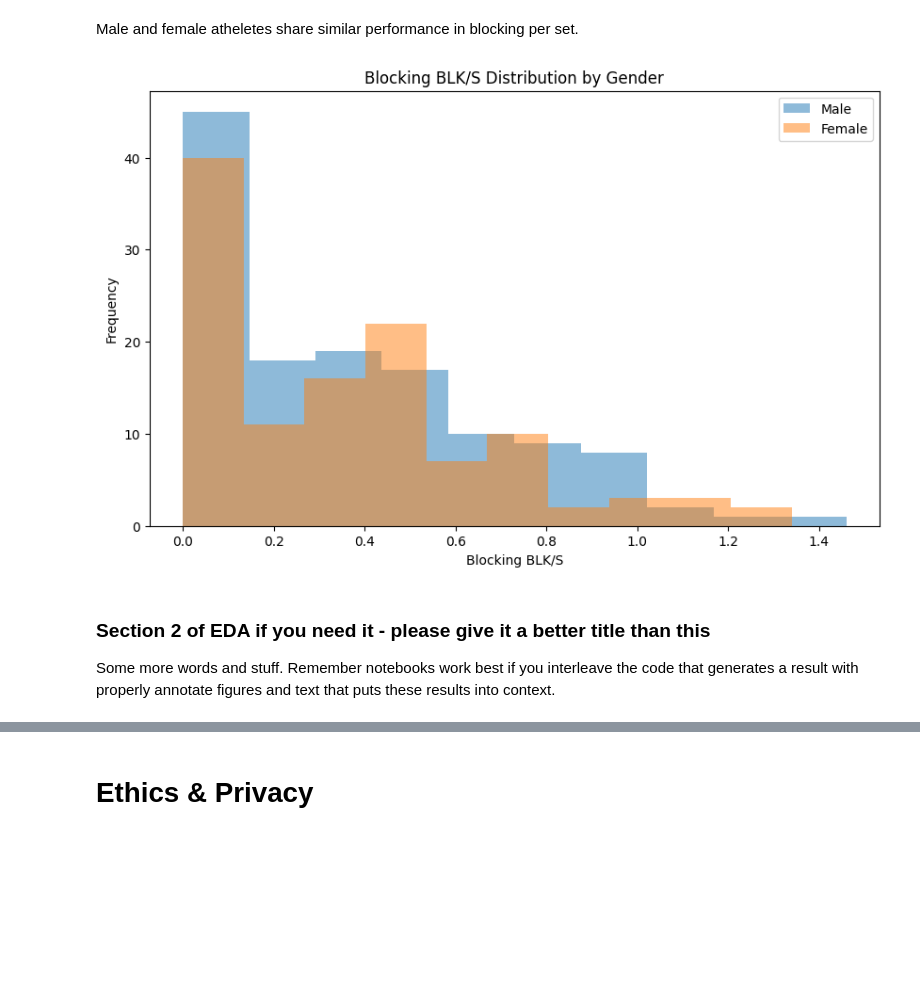
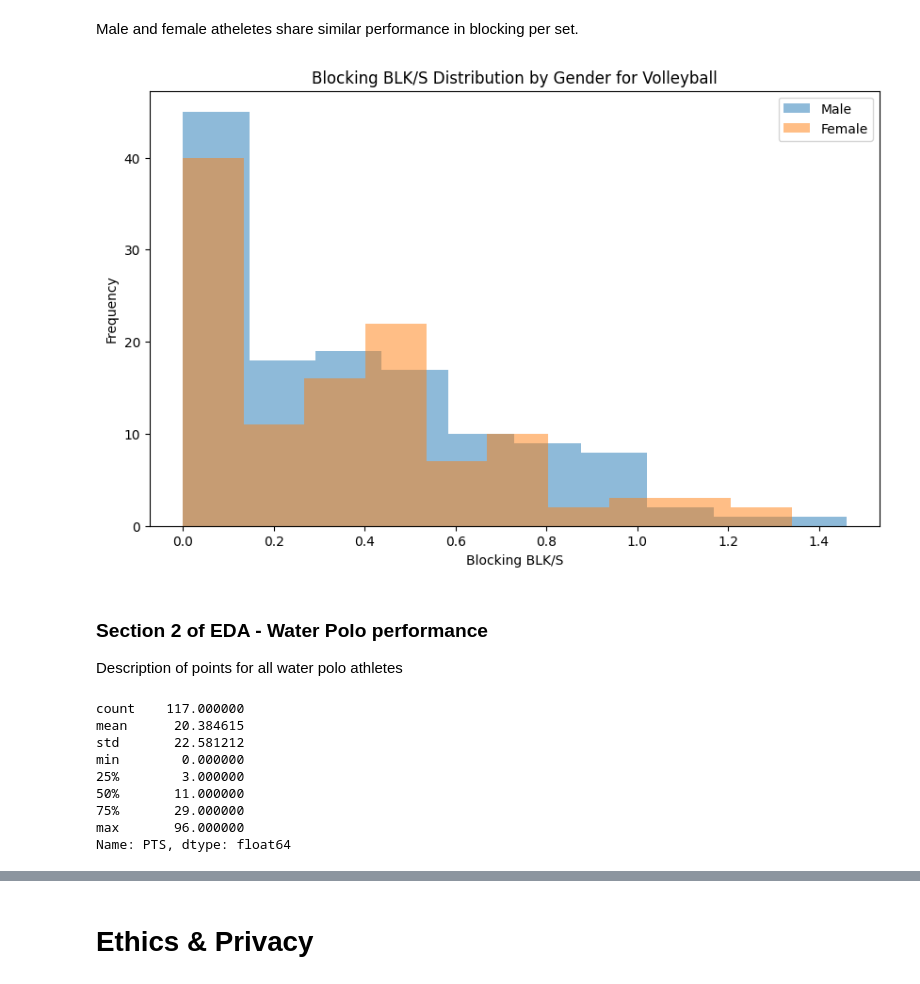
Before and after one commit to COGS108/Group133_WI24, a Jupyter notebook: EDACheckpoint_Group133_WI24.ipynb, the cells around one changed output, grey strips where cells are left out. Saved outputs shown, nothing was run; the diff lists cells and outputs as text; code cells hidden in the pictures; blank space fills up the shorter version.

Commit message:
add EDA for waterpolo

```diff
--- a/EDACheckpoint_Group133_WI24.ipynb
+++ b/EDACheckpoint_Group133_WI24.ipynb
@@ -686,22 +686,18 @@ Male and female atheletes share similar performance in blocking per set.
 # %%
 male_blk_s = volleyball[volleyball['Gender'] == 'M']['Blocking BLK/S']
 female_blk_s = volleyball[volleyball['Gender'] == 'F']['Blocking BLK/S']
 
 # Plot histograms
 plt.figure(figsize=(10, 6))
 
 plt.hist(male_blk_s, alpha=0.5, label='Male')
 plt.hist(female_blk_s, alpha=0.5, label='Female')
 
-plt.title('Blocking BLK/S Distribution by Gender')
+plt.title('Blocking BLK/S Distribution by Gender for Volleyball')
 plt.xlabel('Blocking BLK/S')
 plt.ylabel('Frequency')
 plt.legend()
 
 plt.show()
 # %% [output]
-[figure, old version]
+[figure, new version]
-# %% [markdown]
-### Section 2 of EDA if you need it  - please give it a better title than this
-
-Some more words and stuff.  Remember notebooks work best if you interleave the code that generates a result with properly annotate figures and text that puts these results into context.
@@ -710,0 +704,16 @@ Some more words and stuff.  Remember notebooks work best if you interleave the c
+# %% [markdown]
+### Section 2 of EDA - Water Polo performance
+
+Description of points for all water polo athletes
+# %%
+waterpolo['PTS'].describe()
+# %% [output]
+count    117.000000
+mean      20.384615
+std       22.581212
+min        0.000000
+25%        3.000000
+50%       11.000000
+75%       29.000000
+max       96.000000
+Name: PTS, dtype: float64
```
Also changed, not shown: parts of 12 cells of this notebook.
